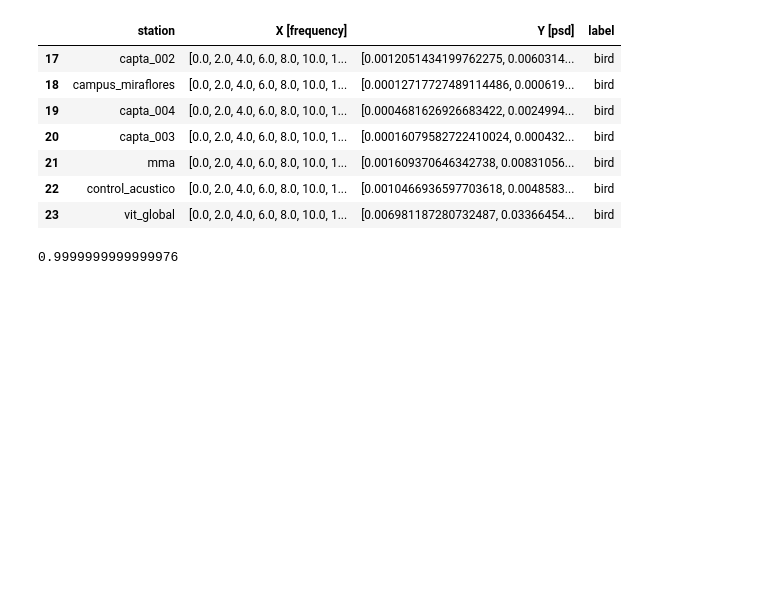
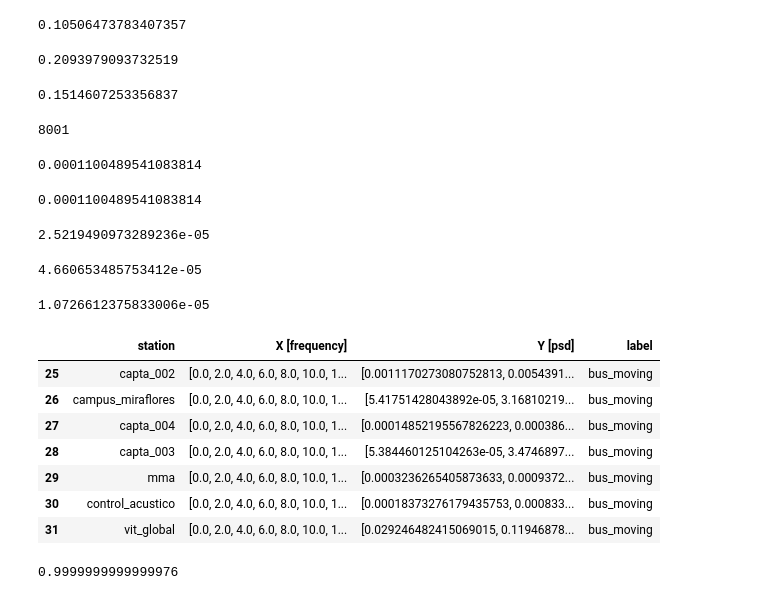
Before and after one commit to JoaquinRMorales/fusa_noise, a Jupyter notebook: Experiments.ipynb, the cells around one changed output. Saved outputs shown, nothing was run; the diff lists cells and outputs as text; code cells hidden in the pictures; blank space fills up the shorter version.

```diff
--- a/Experiments.ipynb
+++ b/Experiments.ipynb
@@ -98,4 +106,4 @@ with open(os.getcwd()+'/Data/norm_psd.psd', "wb") as f:
     pickle.dump(df, f)
 # %%
-obj = pd.read_pickle(os.getcwd()+'/Data/norm_psd.psd')
+df = pd.read_pickle(os.getcwd()+'/data/norm_psd.psd')
 # %%
@@ -121,12 +155,56 @@ wp.norm_PSD_plot(df = df, station = ['capta_002', 'campus_miraflores', 'mma'], l
+# %%
+#Area de siren en frecuencias 10-100
+sum(df.at[114, 'Y [psd]'][10:100])
+# %% [output]
+0.10506473783407357
+# %%
+#Area de siren en frecuencias 700-2000
+sum(df.at[114, 'Y [psd]'][700:2000])
+# %% [output]
+0.2093979093732519
+# %%
+#Area entre siren y ruido en 700-2000
+sum(df.at[114, 'Y [psd]'][700:2000])-sum(df.at[105, 'Y [psd]'][700:2000])
+# %% [output]
+0.1514607253356837
+# %%
+len(df.at[114, 'Y [psd]'])
+# %% [output]
+8001
+# %%
+#Ruido - siren mma
+wasserstein_distance(df.at[105, 'Y [psd]'], df.at[114, 'Y [psd]'])
+# %% [output]
+0.0001100489541083814
+# %%
+#siren - ruido mma
+wasserstein_distance(df.at[114, 'Y [psd]'], df.at[105, 'Y [psd]'])
+# %% [output]
+0.0001100489541083814
+# %%
+#Ruido - bus_moving mma
+wasserstein_distance(df.at[105, 'Y [psd]'], df.at[29, 'Y [psd]'])
+# %% [output]
+2.5219490973289236e-05
+# %%
+#Ruido - siren capta_002
+wasserstein_distance(df.at[103, 'Y [psd]'], df.at[110, 'Y [psd]'])
+# %% [output]
+4.660653485753412e-05
+# %%
+#Ruido - bus_moving capta_002
+wasserstein_distance(df.at[103, 'Y [psd]'], df.at[25, 'Y [psd]'])
+# %% [output]
+1.0726612375833006e-05
 # %%
-df.loc[df['label'] == 'bird']
+df.loc[df['label'] == 'bus_moving']
 # %% [output]
 |  | station | X [frequency] | Y [psd] | label |
-| 17 | capta_002 | [0.0, 2.0, 4.0, 6.0, 8.0, 10.0, 1... | [0.0012051434199762275, 0.0060314... | bird |
-| 18 | campus_miraflores | [0.0, 2.0, 4.0, 6.0, 8.0, 10.0, 1... | [0.00012717727489114486, 0.000619... | bird |
-| 19 | capta_004 | [0.0, 2.0, 4.0, 6.0, 8.0, 10.0, 1... | [0.0004681626926683422, 0.0024994... | bird |
-| 20 | capta_003 | [0.0, 2.0, 4.0, 6.0, 8.0, 10.0, 1... | [0.00016079582722410024, 0.000432... | bird |
-| 21 | mma | [0.0, 2.0, 4.0, 6.0, 8.0, 10.0, 1... | [0.001609370646342738, 0.00831056... | bird |
-| 22 | control_acustico | [0.0, 2.0, 4.0, 6.0, 8.0, 10.0, 1... | [0.0010466936597703618, 0.0048583... | bird |
-| 23 | vit_global | [0.0, 2.0, 4.0, 6.0, 8.0, 10.0, 1... | [0.006981187280732487, 0.03366454... | bird |
+| 25 | capta_002 | [0.0, 2.0, 4.0, 6.0, 8.0, 10.0, 1... | [0.0011170273080752813, 0.0054391... | bus_moving |
+| 26 | campus_miraflores | [0.0, 2.0, 4.0, 6.0, 8.0, 10.0, 1... | [5.41751428043892e-05, 3.16810219... | bus_moving |
+| 27 | capta_004 | [0.0, 2.0, 4.0, 6.0, 8.0, 10.0, 1... | [0.00014852195567826223, 0.000386... | bus_moving |
+| 28 | capta_003 | [0.0, 2.0, 4.0, 6.0, 8.0, 10.0, 1... | [5.384460125104263e-05, 3.4746897... | bus_moving |
+| 29 | mma | [0.0, 2.0, 4.0, 6.0, 8.0, 10.0, 1... | [0.0003236265405873633, 0.0009372... | bus_moving |
+| 30 | control_acustico | [0.0, 2.0, 4.0, 6.0, 8.0, 10.0, 1... | [0.00018373276179435753, 0.000833... | bus_moving |
+| 31 | vit_global | [0.0, 2.0, 4.0, 6.0, 8.0, 10.0, 1... | [0.029246482415069015, 0.11946878... | bus_moving |
 # %%
```
Also changed, not shown: parts of 18 cells of this notebook, 3 other files.
